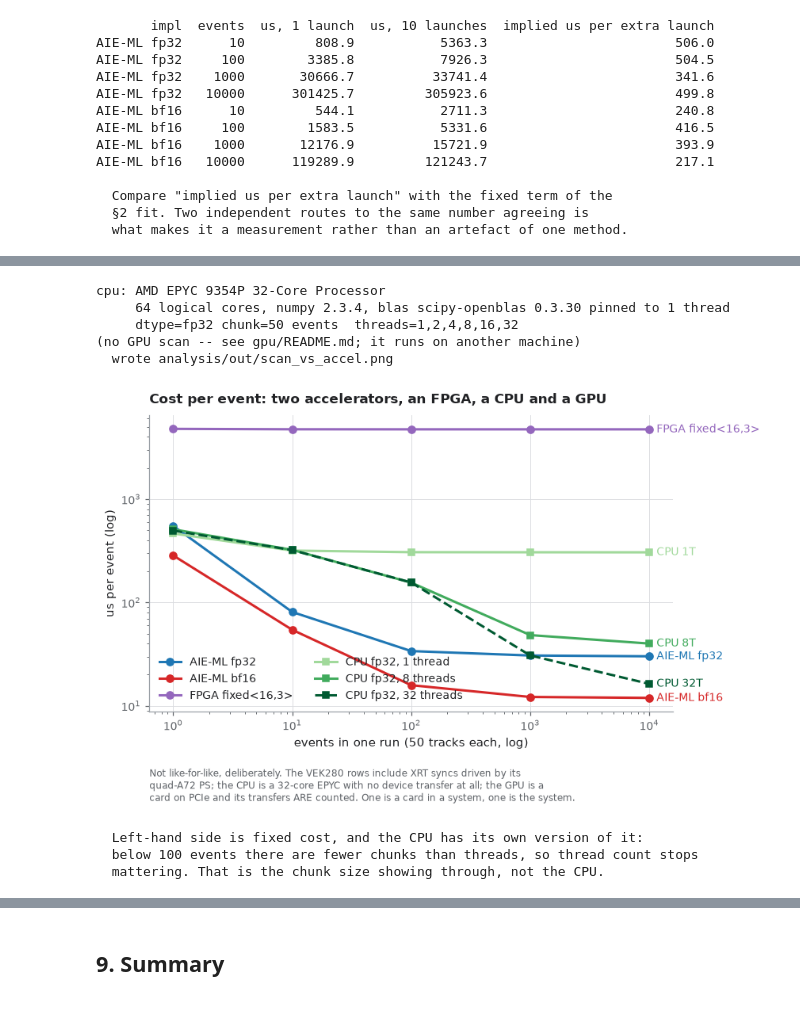
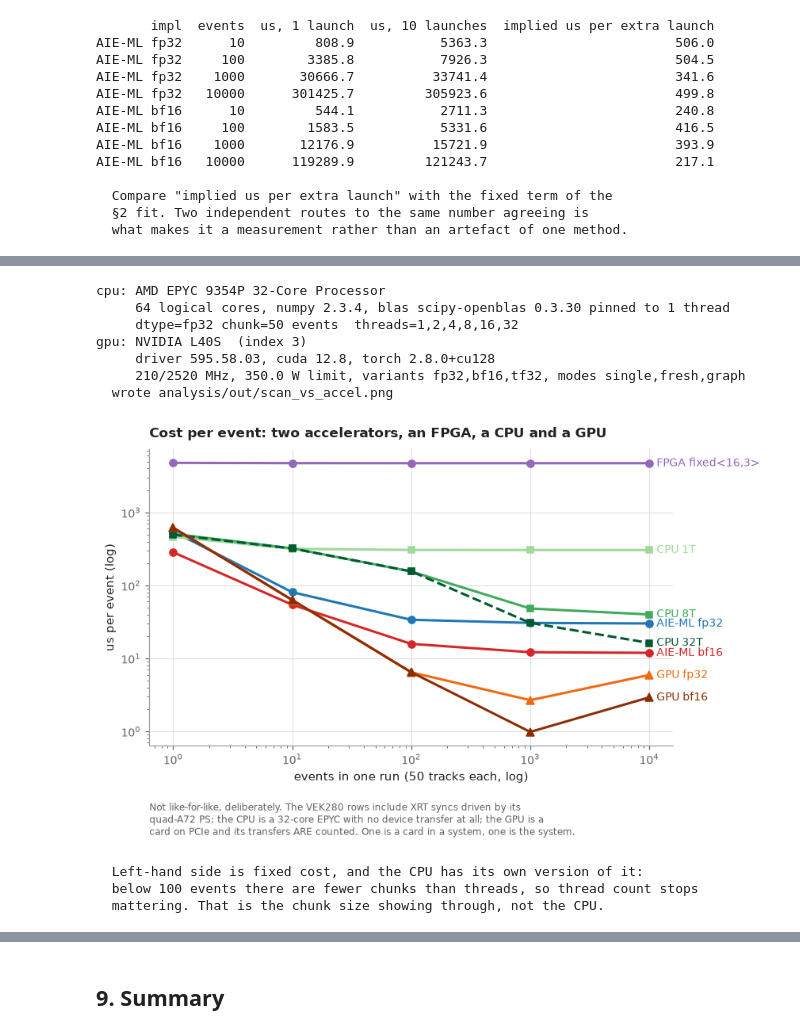
Before and after one commit to AkshayMalige/rtda_demo, a Jupyter notebook: analysis/rtda_scan.ipynb, the cells around one changed output, grey strips where cells are left out. Cells and saved outputs as stored; diff of their text form; code cells hidden in the pictures.

```diff
--- a/analysis/rtda_scan.ipynb
+++ b/analysis/rtda_scan.ipynb
@@ -1097,36 +1114,40 @@ if not CPU.empty and RUNS:
     for v in GPU_PLOT:
         g = gpu_primary(v)
         if g.empty:
             continue
         ev, ue = per_event_us(g)
         ax.plot(ev, ue, marker='^', ms=6, color=GPU_SHADE[v],
                 label=f'GPU {v}', zorder=4)
         ax.annotate(f'GPU {v}', (ev[-1], ue[-1]), textcoords='offset points',
                     xytext=(6, 0), color=GPU_SHADE[v], fontsize=9, va='center')
 
     ax.set_xscale('log'); ax.set_yscale('log')
     style(ax, 'Cost per event: two accelerators, an FPGA, a CPU and a GPU',
           'events in one run (50 tracks each, log)',
           'us per event (log)',
           'Not like-for-like, deliberately. The VEK280 rows include XRT syncs '
           'driven by its\nquad-A72 PS; the CPU is a 32-core EPYC with no device '
           'transfer at all; the GPU is a\ncard on PCIe and its transfers ARE '
           'counted. One is a card in a system, one is the system.')
-    ax.legend(loc='lower left', ncol=2)
+    # No legend: every line is labelled at its own end, which is this
+    # notebook's convention, and with seven series the box collided with the
+    # GPU curve exactly where its cache cliff is most visible.
     save(fig, 'scan_vs_accel.png'); plt.show()
 
     print()
     print('  Left-hand side is fixed cost, and the CPU has its own version of it:')
     print(f"  below {int(CPU_META.get('chunk_events', 50)) * 2} events there are "
           'fewer chunks than threads, so thread count stops')
     print('  mattering. That is the chunk size showing through, not the CPU.')
 # %% [output]
 cpu: AMD EPYC 9354P 32-Core Processor
      64 logical cores, numpy 2.3.4, blas scipy-openblas 0.3.30 pinned to 1 thread
      dtype=fp32 chunk=50 events  threads=1,2,4,8,16,32
-(no GPU scan -- see gpu/README.md; it runs on another machine)
+gpu: NVIDIA L40S  (index 3)
+     driver 595.58.03, cuda 12.8, torch 2.8.0+cu128
+     210/2520 MHz, 350.0 W limit, variants fp32,bf16,tf32, modes single,fresh,graph
   wrote analysis/out/scan_vs_accel.png
-[figure, old version]
+[figure, new version]
   Left-hand side is fixed cost, and the CPU has its own version of it:
   below 100 events there are fewer chunks than threads, so thread count stops
   mattering. That is the chunk size showing through, not the CPU.
```
Also changed, not shown: parts of 4 cells of this notebook, 4 other files.
